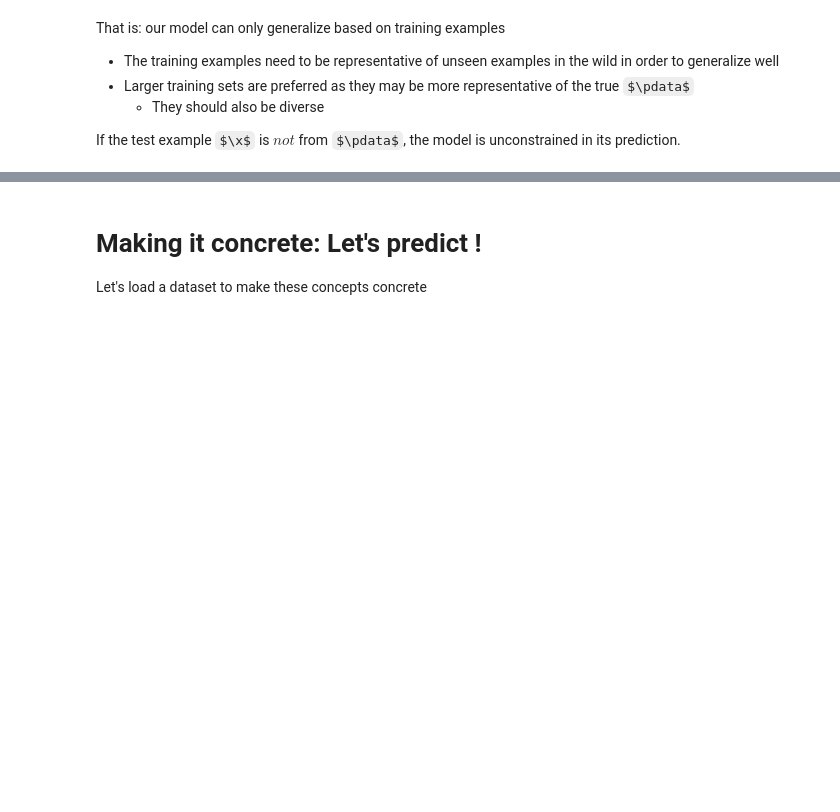
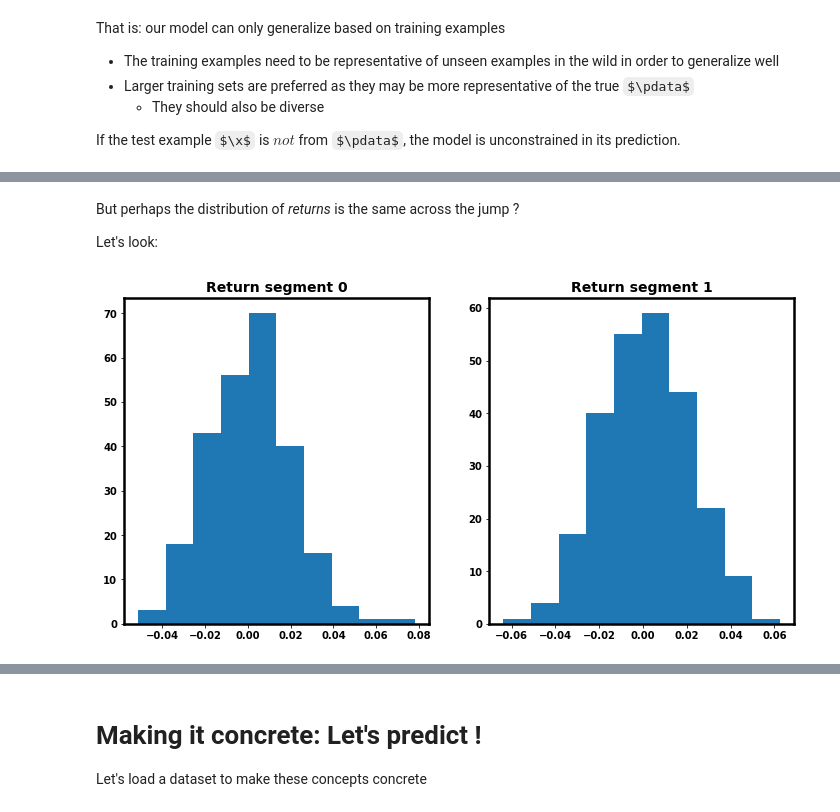
Before and after one commit to kenperry-public/ML_Fall_2022, a Jupyter notebook: Intro_Classical_ML.ipynb, the cells around one changed output, grey strips where cells are left out. Cells and saved outputs as stored; diff of their text form; code cells hidden in the pictures; some formulas as TeX source; blank space fills up the shorter version.

```diff
--- a/Intro_Classical_ML.ipynb
+++ b/Intro_Classical_ML.ipynb
@@ -263,0 +289,8 @@ If the test example $\x$ is $not$ from $\pdata$, the model is unconstrained in i
+# %% [markdown]
+But perhaps the distribution of *returns* is the same across the jump ?
+
+Let's look:
+# %%
+fig_segs
+# %% [output]
+[figure, added]
```
Also changed, not shown: parts of 8 cells of this notebook, 6 other files.
